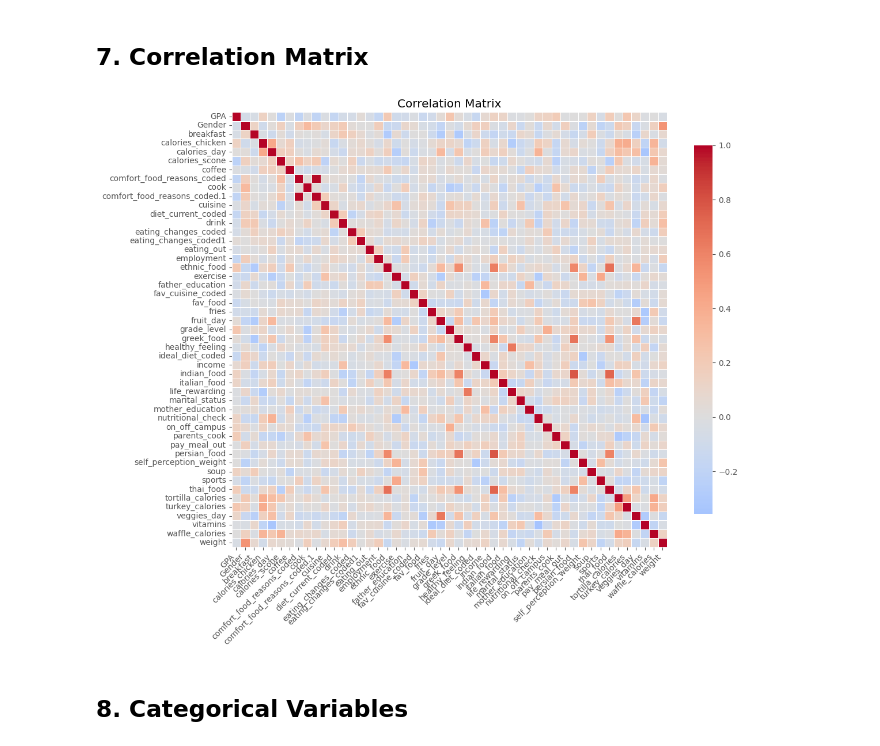
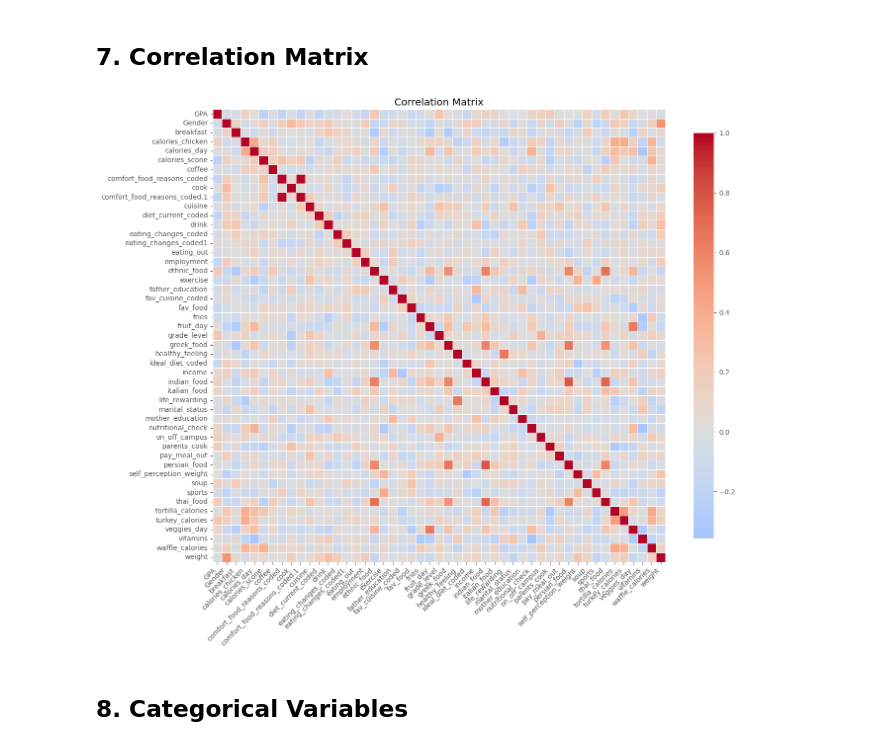
Before and after one commit to l3anxna/what-you-eat-decides-your-grade, a Jupyter notebook: EDA_notebook.ipynb, the cells around one changed output. Saved outputs shown, nothing was run; the diff lists cells and outputs as text; code cells hidden in the pictures.

```diff
--- a/EDA_notebook.ipynb
+++ b/EDA_notebook.ipynb
@@ -190,25 +198,25 @@ Index(['GPA', 'Gender', 'breakfast', 'calories_chicken', 'calories_day',
 # %%
 corr = df[numeric_cols].corr()
 
-plt.figure(figsize=(12,10))
+plt.figure(figsize=(14,12))
 
 sns.heatmap(
     corr,
     cmap="coolwarm",
     center=0,
     square=True,
     linewidths=0.5,
     cbar_kws={"shrink":0.8}
 )
 
 plt.title("Correlation Matrix")
 
 plt.xticks(rotation=45, ha="right")
 plt.tight_layout()
 
 plt.show()
 # %% [output]
-[figure, old version]
+[figure, new version]
 # %% [markdown]
 ## 8. Categorical Variables
 # %%
```
Also changed, not shown: parts of 13 cells of this notebook.
